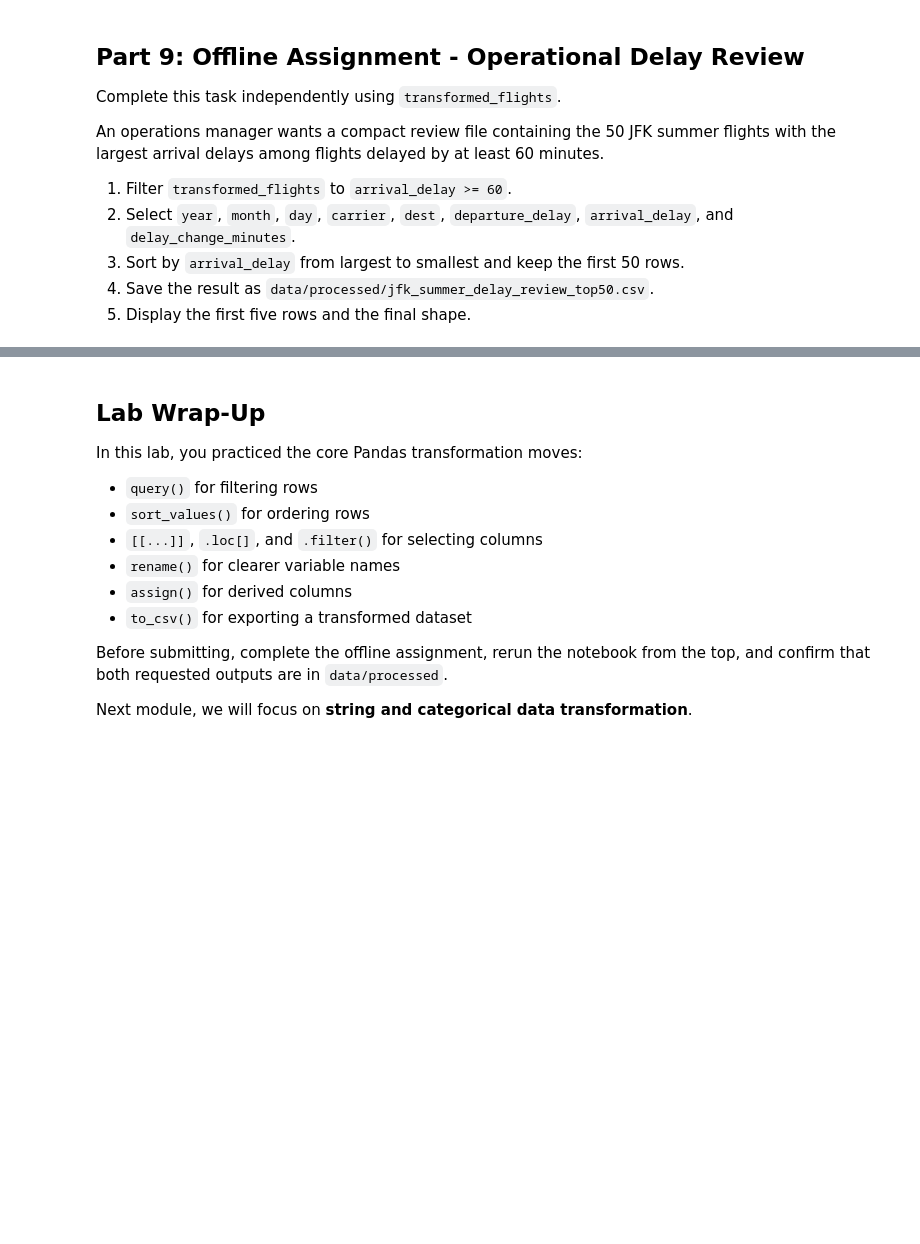
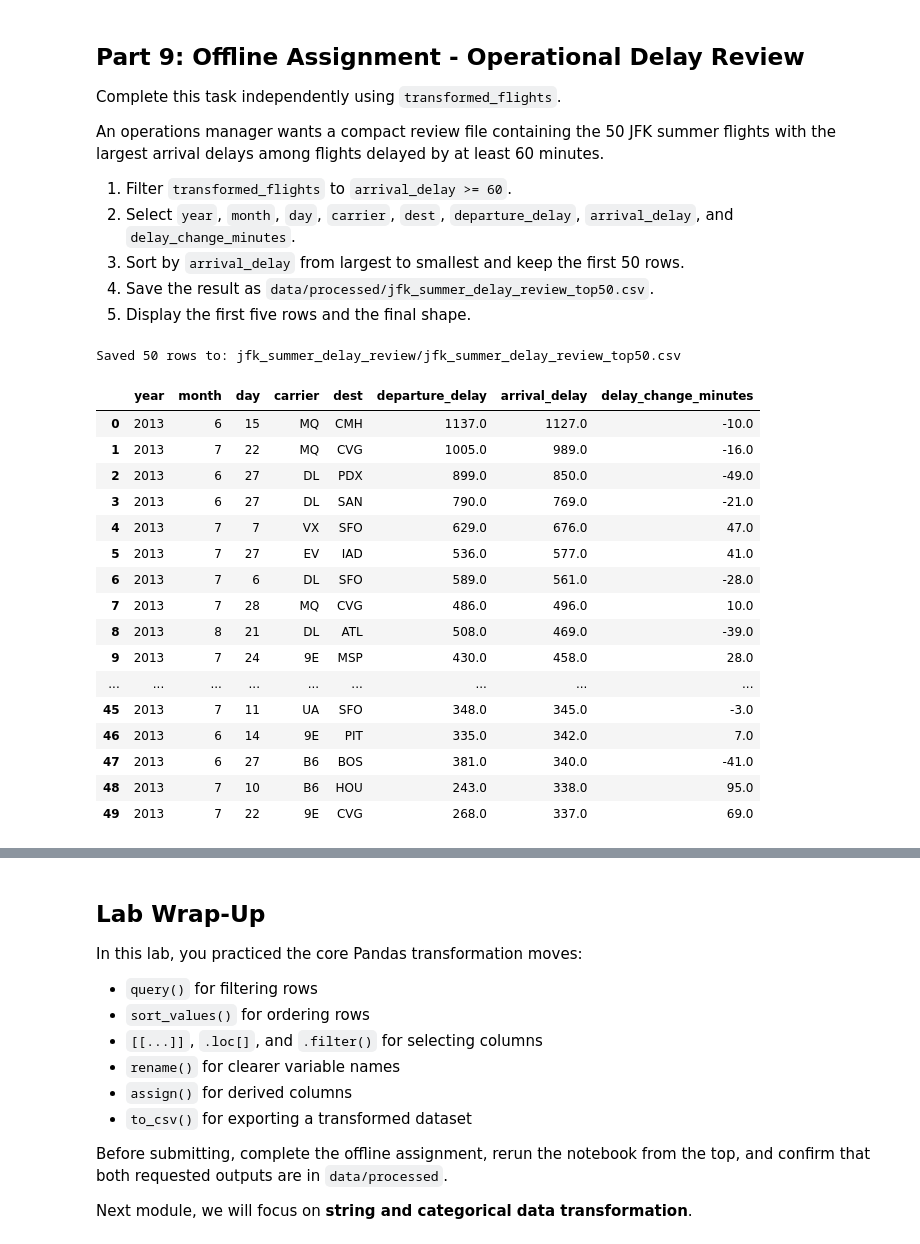
Before and after one commit to rubenruiz-gif/ban6003-week5-6-rubenruiz, a Jupyter notebook: notebooks/module5_basic_transformation_guided_lab.ipynb, the cells around one changed output, grey strips where cells are left out. Drawn from its saved outputs; the diff is of its cells as text; code cells hidden in the pictures; blank space fills up the shorter version.

```diff
--- a/notebooks/module5_basic_transformation_guided_lab.ipynb
+++ b/notebooks/module5_basic_transformation_guided_lab.ipynb
@@ -747,11 +747,47 @@ An operations manager wants a compact review file containing the 50 JFK summer f
 # %%
 # Offline Assignment - Your code here
 # Suggested sequence:
 # 1. Use .query() for the delay condition.
+arrival_delay = transformed_flights.query("arrival_delay >= 60", engine="python")
 # 2. Select the eight requested columns with [[...]].
+arrival_delay = arrival_delay[["year", "month", "day", "carrier", "dest", "departure_delay", "arrival_delay", "delay_change_minutes"]]
+
 # 3. Use .sort_values(..., ascending=False).head(50).
+arrival_delay = arrival_delay.sort_values("arrival_delay", ascending=False).head(50)
+
 # 4. Save with output_dir / "jfk_summer_delay_review_top50.csv".
+from pathlib import Path
+output_dir = Path("jfk_summer_delay_review")
+output_dir.mkdir(parents=True, exist_ok=True)
+
 # Build a DataFrame named jfk_summer_delay_review.
+output_path = output_dir / "jfk_summer_delay_review_top50.csv"
+jfk_summer_delay_review = arrival_delay.copy()
+
+jfk_summer_delay_review.to_csv(output_path, index=False)
+
+print(f"Saved {len(jfk_summer_delay_review):,} rows to: {output_path}")
+
+jfk_summer_delay_review.head(50)
+# %% [output]
+Saved 50 rows to: jfk_summer_delay_review/jfk_summer_delay_review_top50.csv
+|  | year | month | day | carrier | dest | departure_delay | arrival_delay | delay_change_minutes |
+| 0 | 2013 | 6 | 15 | MQ | CMH | 1137.0 | 1127.0 | -10.0 |
+| 1 | 2013 | 7 | 22 | MQ | CVG | 1005.0 | 989.0 | -16.0 |
+| 2 | 2013 | 6 | 27 | DL | PDX | 899.0 | 850.0 | -49.0 |
+| 3 | 2013 | 6 | 27 | DL | SAN | 790.0 | 769.0 | -21.0 |
+| 4 | 2013 | 7 | 7 | VX | SFO | 629.0 | 676.0 | 47.0 |
+| 5 | 2013 | 7 | 27 | EV | IAD | 536.0 | 577.0 | 41.0 |
+| 6 | 2013 | 7 | 6 | DL | SFO | 589.0 | 561.0 | -28.0 |
+| 7 | 2013 | 7 | 28 | MQ | CVG | 486.0 | 496.0 | 10.0 |
+| 8 | 2013 | 8 | 21 | DL | ATL | 508.0 | 469.0 | -39.0 |
+| 9 | 2013 | 7 | 24 | 9E | MSP | 430.0 | 458.0 | 28.0 |
+| ... | ... | ... | ... | ... | ... | ... | ... | ... |
+| 45 | 2013 | 7 | 11 | UA | SFO | 348.0 | 345.0 | -3.0 |
+| 46 | 2013 | 6 | 14 | 9E | PIT | 335.0 | 342.0 | 7.0 |
+| 47 | 2013 | 6 | 27 | B6 | BOS | 381.0 | 340.0 | -41.0 |
+| 48 | 2013 | 7 | 10 | B6 | HOU | 243.0 | 338.0 | 95.0 |
+| 49 | 2013 | 7 | 22 | 9E | CVG | 268.0 | 337.0 | 69.0 |
 # %% [markdown]
 ### Offline Assignment Reflection
 
```
Also changed, not shown: parts of 2 cells of this notebook, 3 other files.
